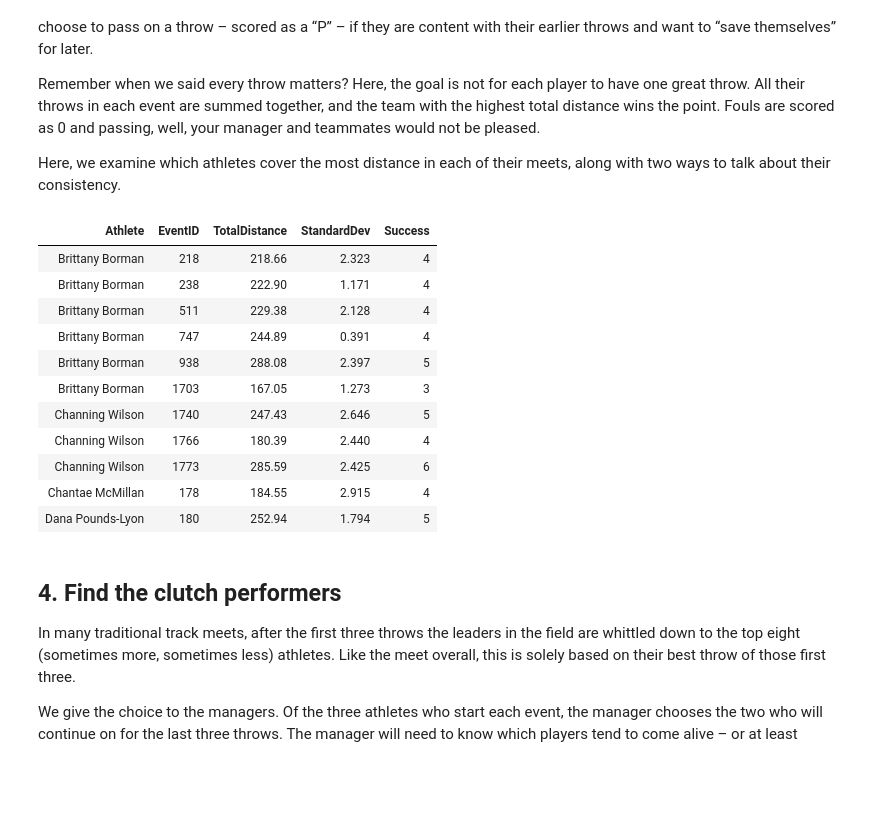
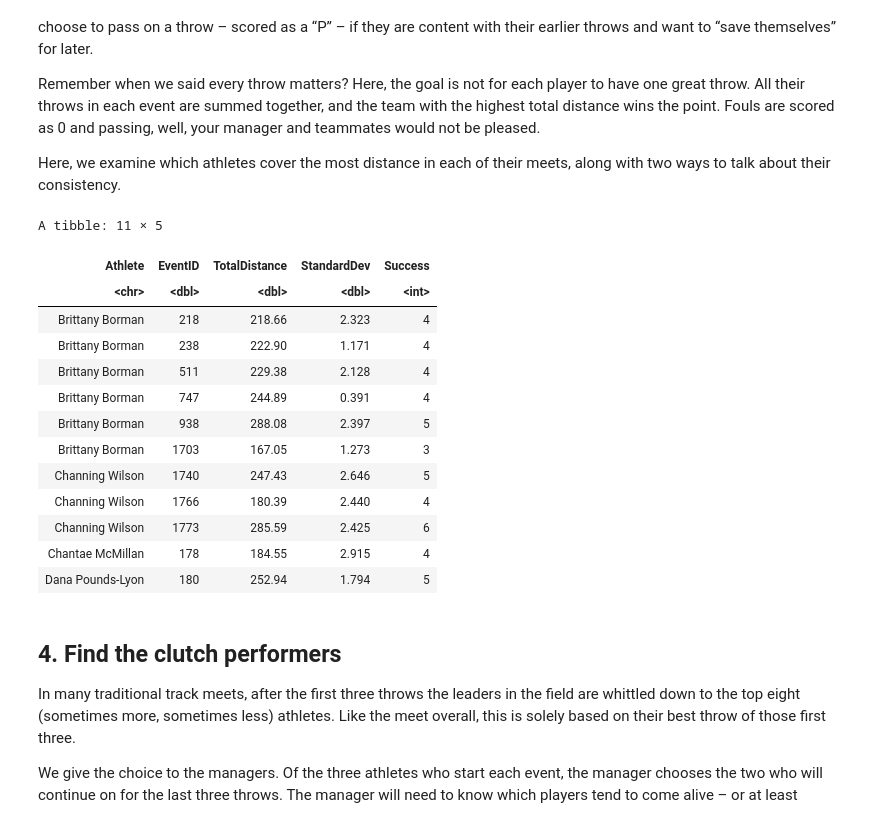
Before and after one commit to Torregu/DataCamp, a Jupyter notebook: Projects/content/Guided/Scout your Athletics Fantasy Team/notebook.ipynb, the cells around one changed output. Cells and saved outputs as stored; diff of their text form; code cells hidden in the pictures; blank space fills up the shorter version.

```diff
--- a/Projects/content/Guided/Scout your Athletics Fantasy Team/notebook.ipynb
+++ b/Projects/content/Guided/Scout your Athletics Fantasy Team/notebook.ipynb
@@ -105,21 +104,23 @@ head(javelin_long)
 # %%
 javelin_long %>%
   # .... YOUR CODE FOR TASK 3 ....
   filter(Distance > 0) %>%
   # .... YOUR CODE FOR TASK 3 ....
   group_by(Athlete, EventID) %>%
   # .... YOUR CODE FOR TASK 3 ....
   summarise(
     TotalDistance = sum(Distance),
     StandardDev = round(sd(Distance), 3),
-    Success = n()
+    Success = n(), .groups = "drop_last"
   ) -> javelin_totals
 
 # View 10 rows of javelin_totals
 # .... YOUR CODE FOR TASK 3 ....
 javelin_totals %>% ungroup() %>% slice(40:50)
 # %% [output]
+A tibble: 11 × 5
 | Athlete | EventID | TotalDistance | StandardDev | Success |
+| <chr> | <dbl> | <dbl> | <dbl> | <int> |
 | Brittany Borman | 218 | 218.66 | 2.323 | 4 |
 | Brittany Borman | 238 | 222.90 | 1.171 | 4 |
 | Brittany Borman | 511 | 229.38 | 2.128 | 4 |
```
Also changed, not shown: parts of 9 cells of this notebook.
